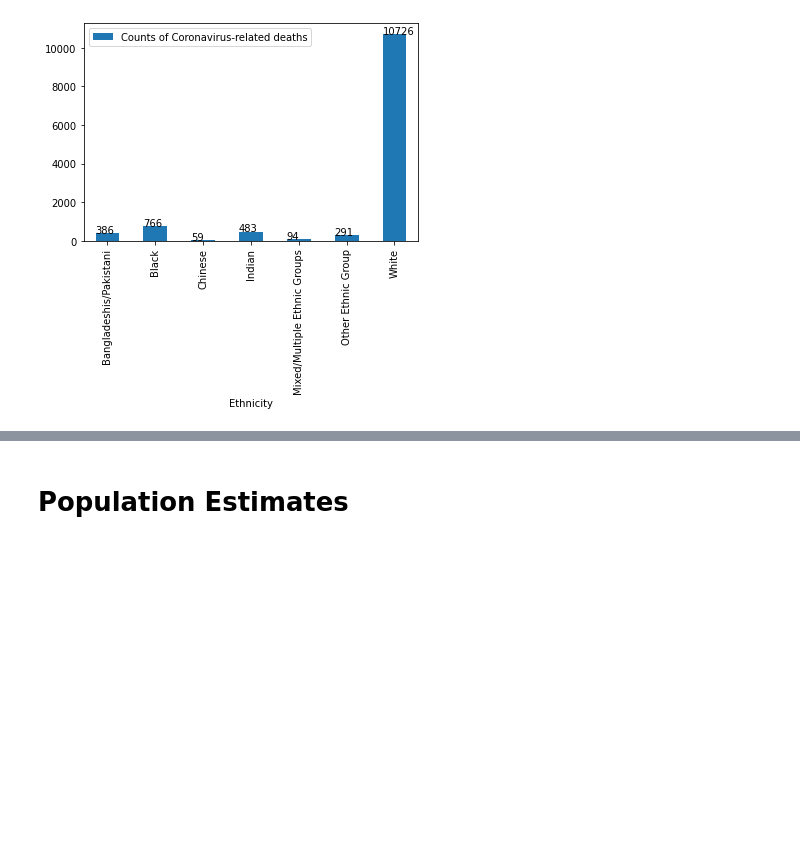
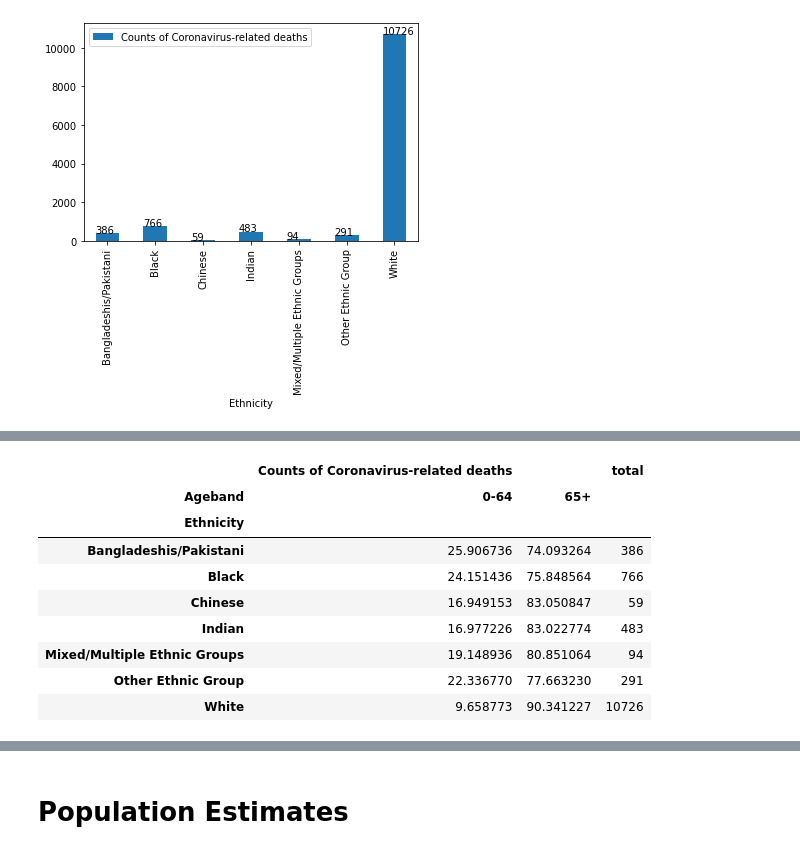
Before and after one commit to Quotennial/covid_bame, a Jupyter notebook: notebooks/simpsons_paradox.ipynb, the cells around one changed output, grey strips where cells are left out. Saved outputs shown, nothing was run; the diff lists cells and outputs as text; code cells hidden in the pictures; blank space fills up the shorter version.

```diff
--- a/notebooks/simpsons_paradox.ipynb
+++ b/notebooks/simpsons_paradox.ipynb
@@ -63,0 +52,16 @@ df.groupby(by = ["Ethnicity", "Ageband"]).sum()#plot.barh()
+# %%
+df_alt["total"] = df_alt[df_alt.columns[0]] + df_alt[df_alt.columns[1]]
+df_alt[df_alt.columns[0]] = (df_alt[df_alt.columns[0]]/df_alt["total"])*100
+df_alt[df_alt.columns[1]] = (df_alt[df_alt.columns[1]]/df_alt["total"])*100
+df_alt
+# %% [output]
+|  | Counts of Coronavirus-related deaths |  | total |
+| Ageband | 0-64 | 65+ |  |
+| Ethnicity |  |  |  |
+| Bangladeshis/Pakistani | 25.906736 | 74.093264 | 386 |
+| Black | 24.151436 | 75.848564 | 766 |
+| Chinese | 16.949153 | 83.050847 | 59 |
+| Indian | 16.977226 | 83.022774 | 483 |
+| Mixed/Multiple Ethnic Groups | 19.148936 | 80.851064 | 94 |
+| Other Ethnic Group | 22.336770 | 77.663230 | 291 |
+| White | 9.658773 | 90.341227 | 10726 |
```
Also changed, not shown: parts of 2 cells of this notebook.
